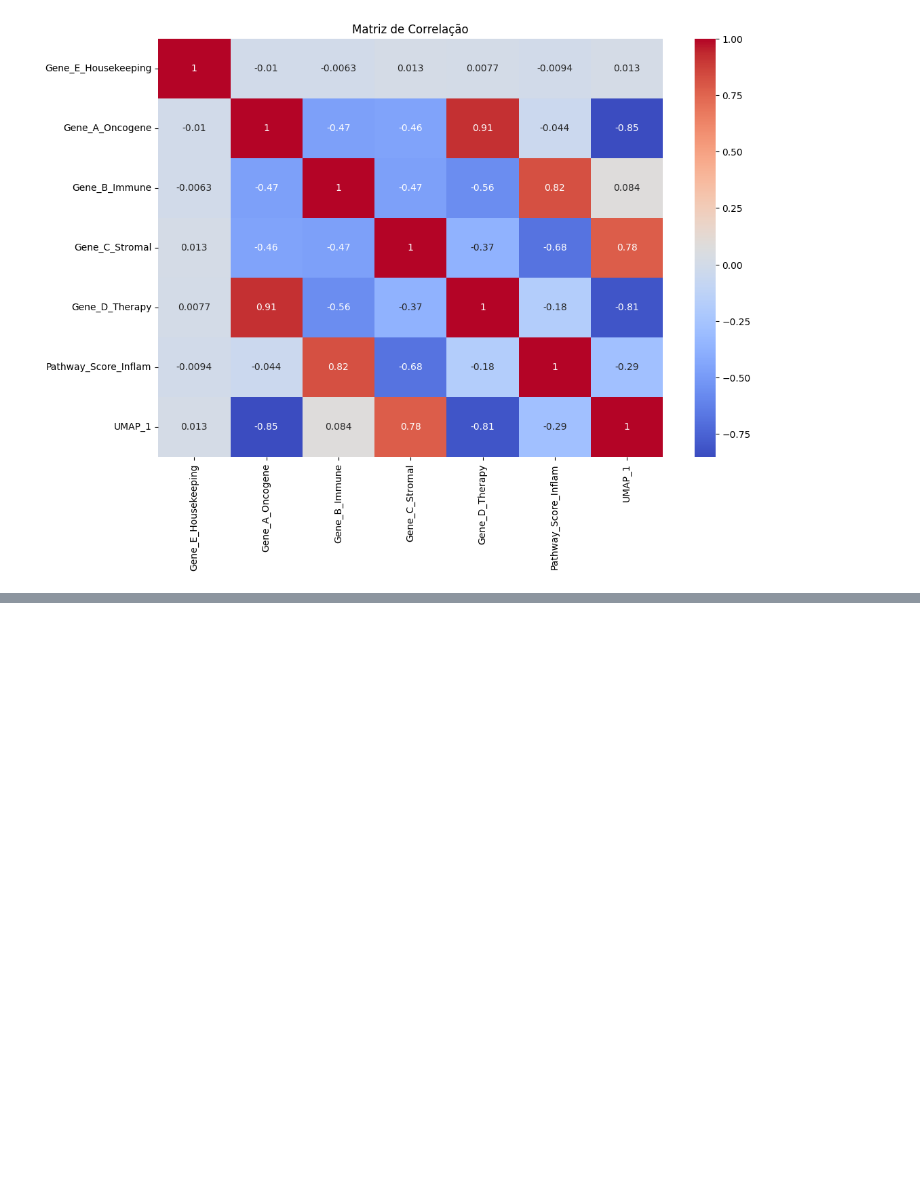
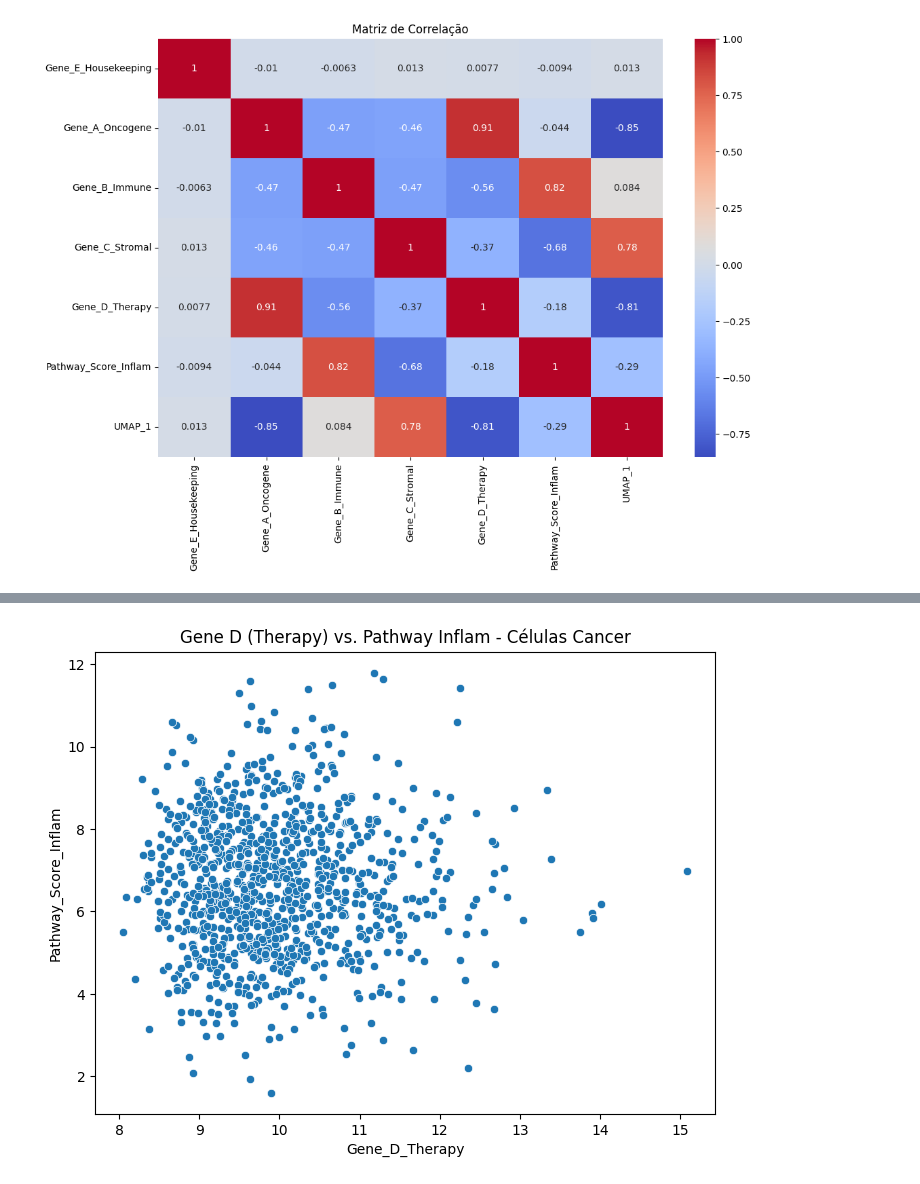
Before and after one commit to mariaclaraps/projeto-ciencia-dos-dados, a Jupyter notebook: notebooks/eda_srRNA-seq.ipynb, the cells around one changed output, grey strips where cells are left out. Saved outputs shown, nothing was run; the diff lists cells and outputs as text; code cells hidden in the pictures; blank space fills up the shorter version.

```diff
--- a/notebooks/eda_srRNA-seq.ipynb
+++ b/notebooks/eda_srRNA-seq.ipynb
@@ -196,0 +225,9 @@ plt.show()
+# %%
+cancer_cells = df[df['Cell_Type'] == 'Cancer']
+
+plt.figure(figsize=(8, 6))
+sns.scatterplot(data=cancer_cells, x='Gene_D_Therapy', y='Pathway_Score_Inflam')
+plt.title("Gene D (Therapy) vs. Pathway Inflam - Células Cancer")
+plt.show()
+# %% [output]
+[figure, added]
```
Also changed, not shown: parts of 11 cells of this notebook.
